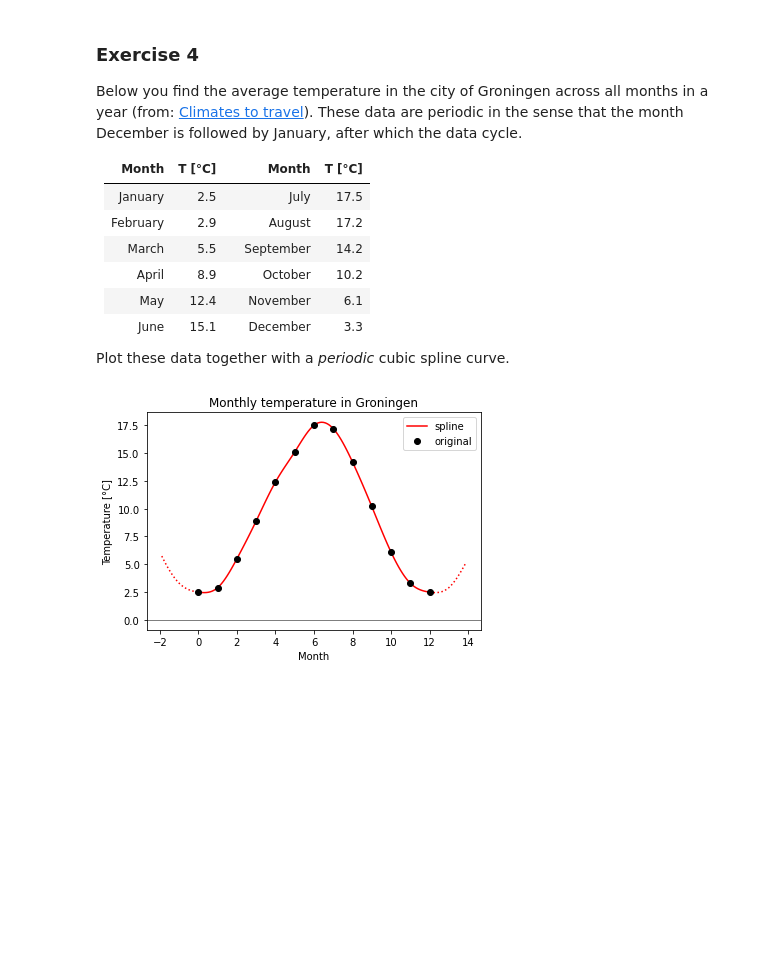
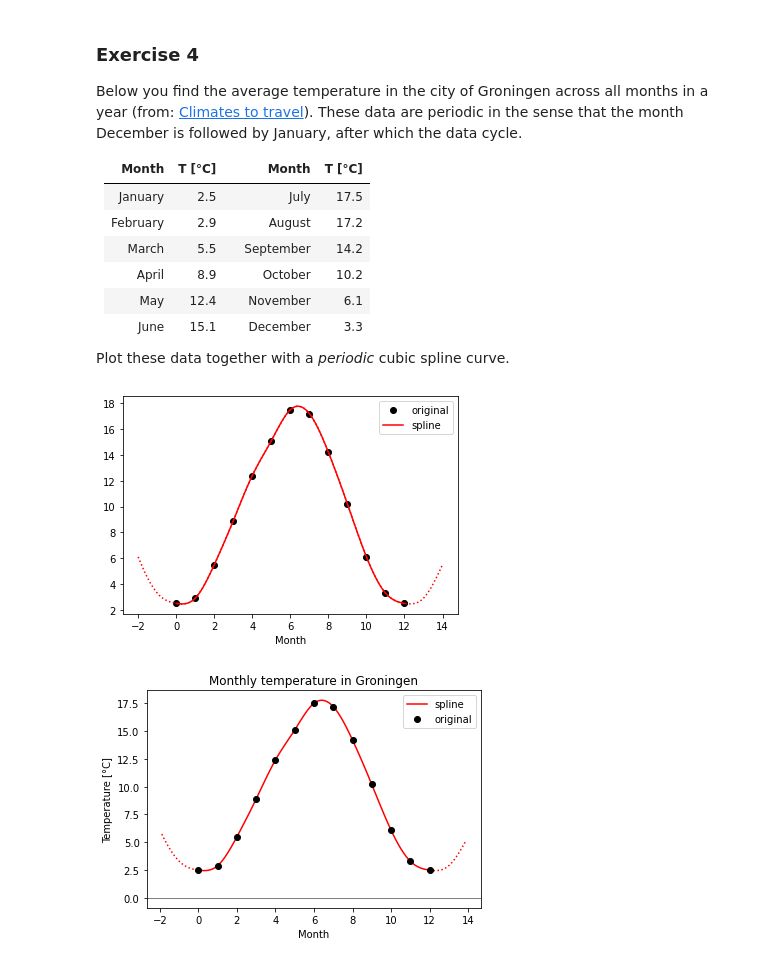
Before and after one commit to ddlatumalea/signal_analysis, a Jupyter notebook: DS1 SignAnal - Lesson 2 (v2021) - D.ipynb, the cells around one changed output. Saved outputs shown, nothing was run; the diff lists cells and outputs as text; code cells hidden in the pictures; blank space fills up the shorter version.

```diff
--- a/DS1 SignAnal - Lesson 2 (v2021) - D.ipynb
+++ b/DS1 SignAnal - Lesson 2 (v2021) - D.ipynb
@@ -341,3 +453,29 @@ Plot these data together with a *periodic* cubic spline curve.
+# %%
+_months = np.arange(0, 13) # count januari again
+temp = np.array([2.5, 2.9, 5.5, 8.9, 12.4, 15.1, 17.5, 17.2, 14.2, 10.2, 6.1, 3.3, 2.5])
+
+_months.size == temp.size
+
+f_periodic = CubicSpline(_months, temp, bc_type='periodic')
+
+xi_inter = np.linspace(0, 12, 101)
+yi_inter = f_periodic(xi_inter)
+
+xi = np.linspace(-2, 14, 101)
+yi = f_periodic(xi)
+# %%
+plt.plot(_months, temp, 'o', color='black', label='original')
+plt.plot(xi, yi, ':', color='red')
+plt.plot(xi_inter, yi_inter, '-', color='red', label='spline')
+
+plt.xlabel('Month')
+plt.xticks(np.arange(-2, 16, 2))
+
+plt.legend()
+
+plt.show()
+# %% [output]
+[figure, added]
 # %%
 # %% [output]
 [figure]
```
Also changed, not shown: parts of 31 cells of this notebook.
